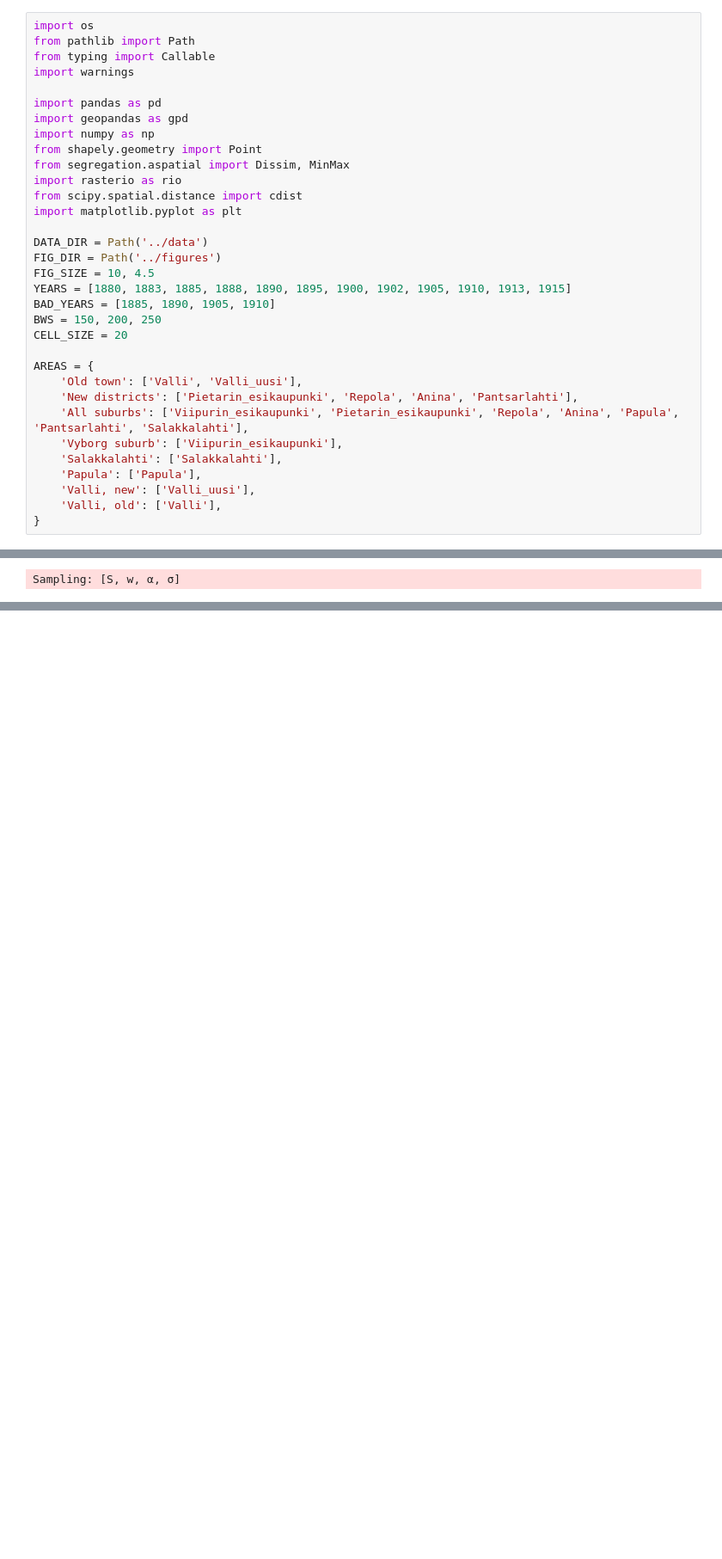
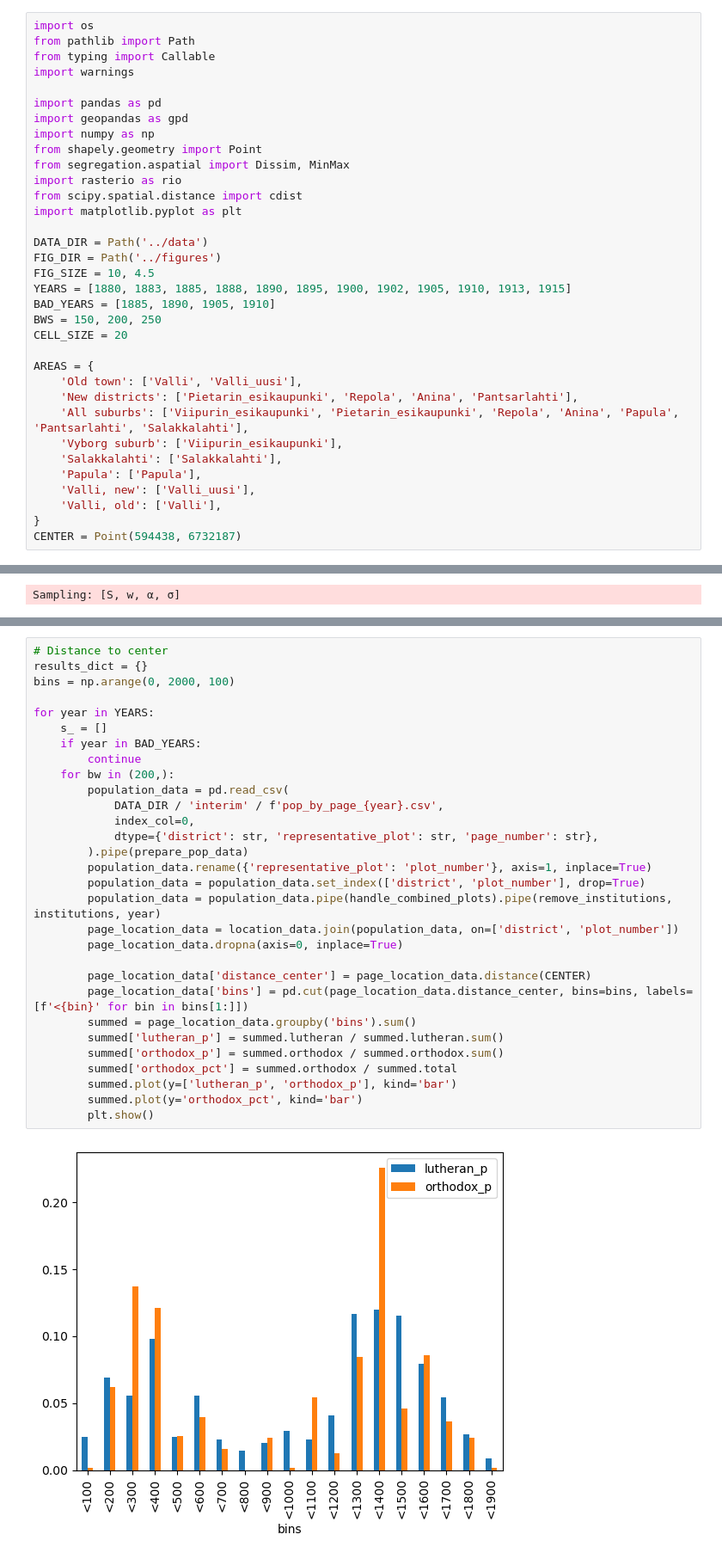
Before and after one commit to AnttiHaerkoenen/spatial_segregation, a Jupyter notebook: notebooks/segregation_change_1880-1915.ipynb, the cells around one changed output, grey strips where cells are left out. Shown at 86% size. Saved outputs shown, nothing was run; the diff lists cells and outputs as text; blank space fills up the shorter version.

Commit message:
distance comparisons

```diff
--- a/notebooks/segregation_change_1880-1915.ipynb
+++ b/notebooks/segregation_change_1880-1915.ipynb
@@ -31,6 +31,7 @@ AREAS = {
     'Valli, new': ['Valli_uusi'],
     'Valli, old': ['Valli'],
 }
+CENTER = Point(594438, 6732187)
 # %%
 def get_xy(
         geodf: gpd.GeoDataFrame,
@@ -735,3 +736,35 @@ valli_results.plot(figsize=FIG_SIZE)
 # %% [output]
 <AxesSubplot: >
 [figure]
+# %%
+# Distance to center
+results_dict = {}
+bins = np.arange(0, 2000, 100)
+
+for year in YEARS:
+    s_ = []
+    if year in BAD_YEARS:
+        continue
+    for bw in (200,):
+        population_data = pd.read_csv(
+            DATA_DIR / 'interim' / f'pop_by_page_{year}.csv',
+            index_col=0,
+            dtype={'district': str, 'representative_plot': str, 'page_number': str},
+        ).pipe(prepare_pop_data)
+        population_data.rename({'representative_plot': 'plot_number'}, axis=1, inplace=True)
+        population_data = population_data.set_index(['district', 'plot_number'], drop=True)
+        population_data = population_data.pipe(handle_combined_plots).pipe(remove_institutions, institutions, year)
+        page_location_data = location_data.join(population_data, on=['district', 'plot_number'])
+        page_location_data.dropna(axis=0, inplace=True)
+
+        page_location_data['distance_center'] = page_location_data.distance(CENTER)
+        page_location_data['bins'] = pd.cut(page_location_data.distance_center, bins=bins, labels=[f'<{bin}' for bin in bins[1:]])
+        summed = page_location_data.groupby('bins').sum()
+        summed['lutheran_p'] = summed.lutheran / summed.lutheran.sum()
+        summed['orthodox_p'] = summed.orthodox / summed.orthodox.sum()
+        summed['orthodox_pct'] = summed.orthodox / summed.total
+        summed.plot(y=['lutheran_p', 'orthodox_p'], kind='bar')
+        summed.plot(y='orthodox_pct', kind='bar')
+        plt.show()
+# %% [output]
+[figure, added]
```
Also changed, not shown: parts of 10 cells of this notebook, 4 other files.
